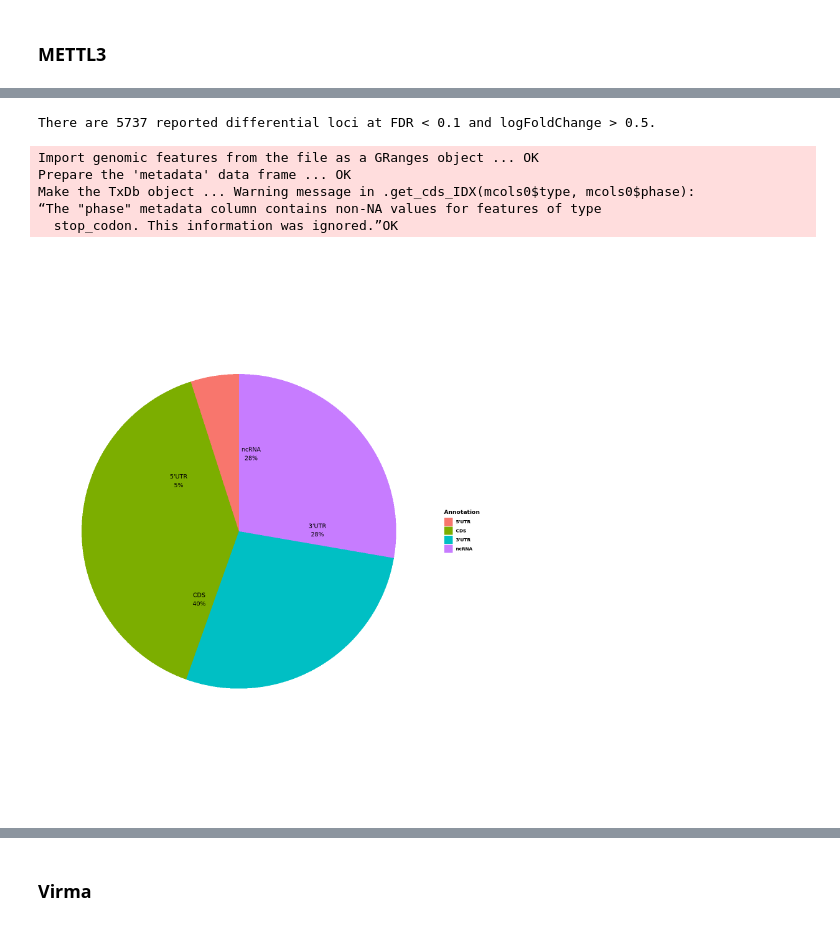
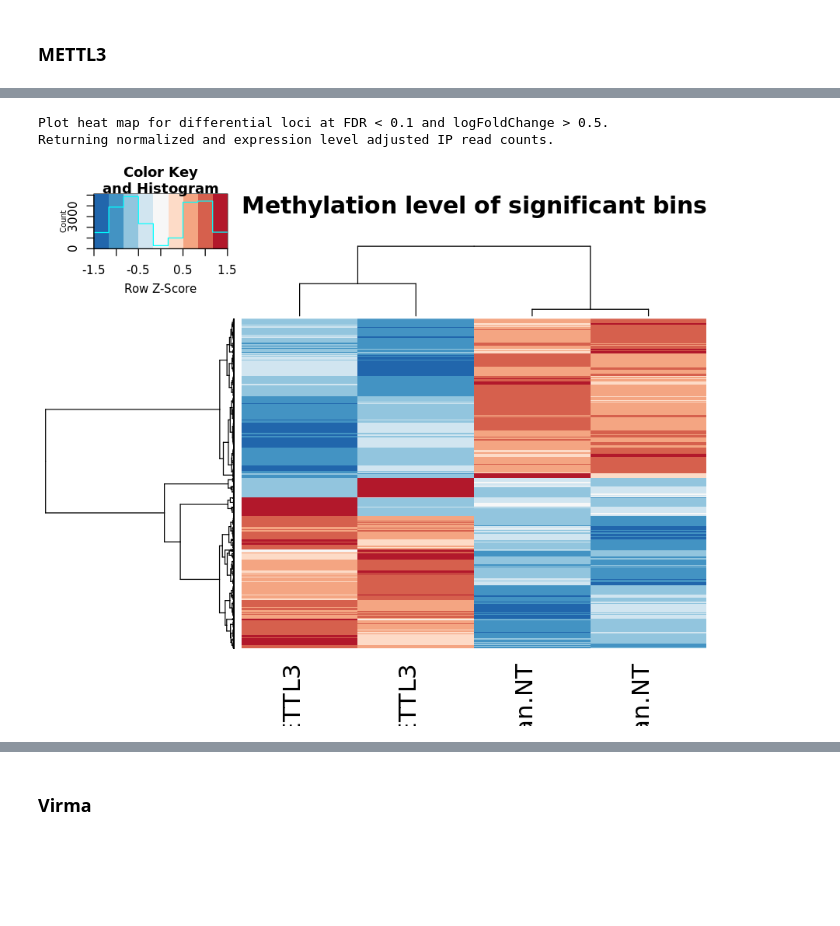
Before and after one commit to goodarzilab/Abe, a Jupyter notebook: People/Judd/notebook.ipynb, the cells around one changed output, grey strips where cells are left out. Saved outputs shown, nothing was run; the diff lists cells and outputs as text; code cells hidden in the pictures; blank space fills up the shorter version.

```diff
--- a/People/Judd/notebook.ipynb
+++ b/People/Judd/notebook.ipynb
@@ -301,10 +271,8 @@ Returning normalized and expression level adjusted IP read counts.
-# %%
-peakDistribution(radar)
-# %% [output]
-There are 5737 reported differential loci at FDR < 0.1 and logFoldChange > 0.5.
-Import genomic features from the file as a GRanges object ... OK
-Prepare the 'metadata' data frame ... OK
-Make the TxDb object ... Warning message in .get_cds_IDX(mcols0$type, mcols0$phase):
-“The "phase" metadata column contains non-NA values for features of type
-  stop_codon. This information was ignored.”OK
-[figure, removed]
+# %%
+options(repr.plot.width=8, repr.plot.height=6)
+plotHeatMap(radar)
+# plotHeatMap(radar,covariates = FALSE)
+# %% [output]
+Plot heat map for differential loci at FDR < 0.1 and logFoldChange > 0.5.
+Returning normalized and expression level adjusted IP read counts.
+[figure, added]
```
Also changed, not shown: parts of 74 cells of this notebook.
